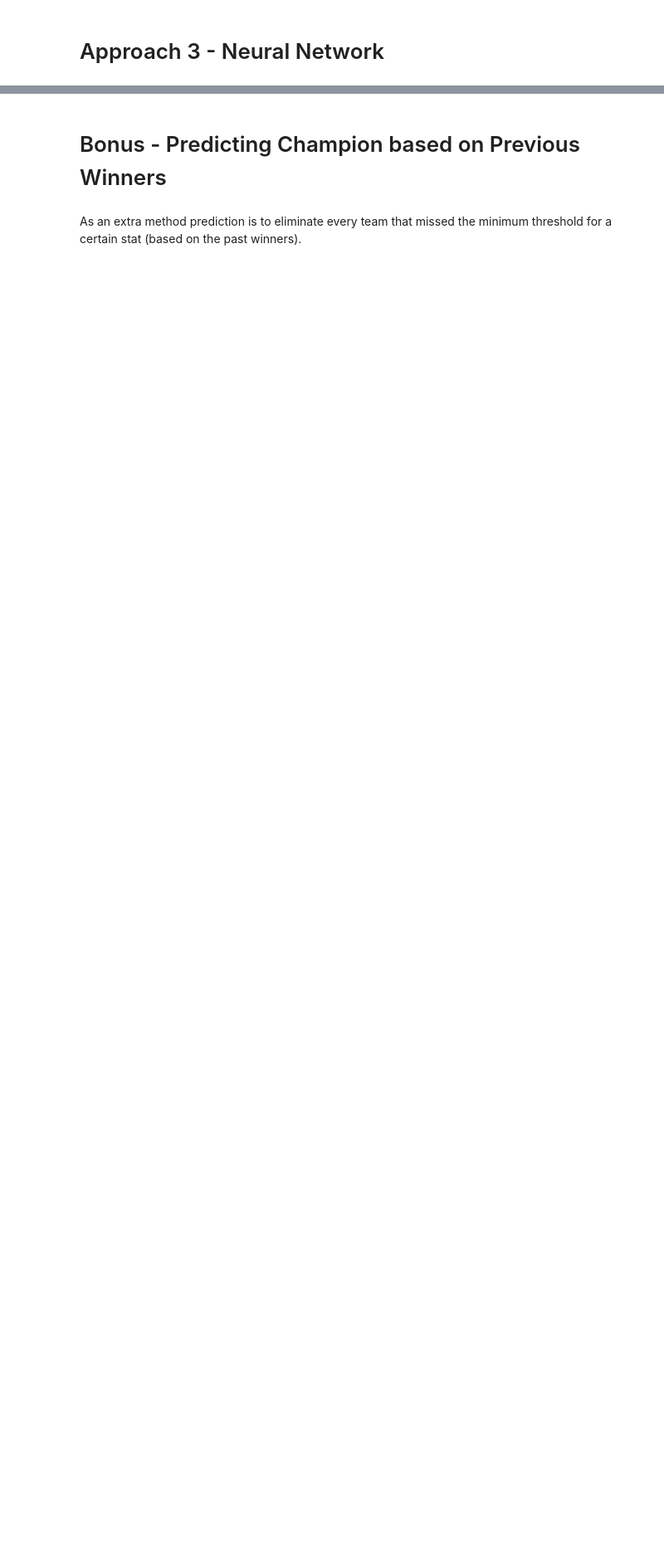
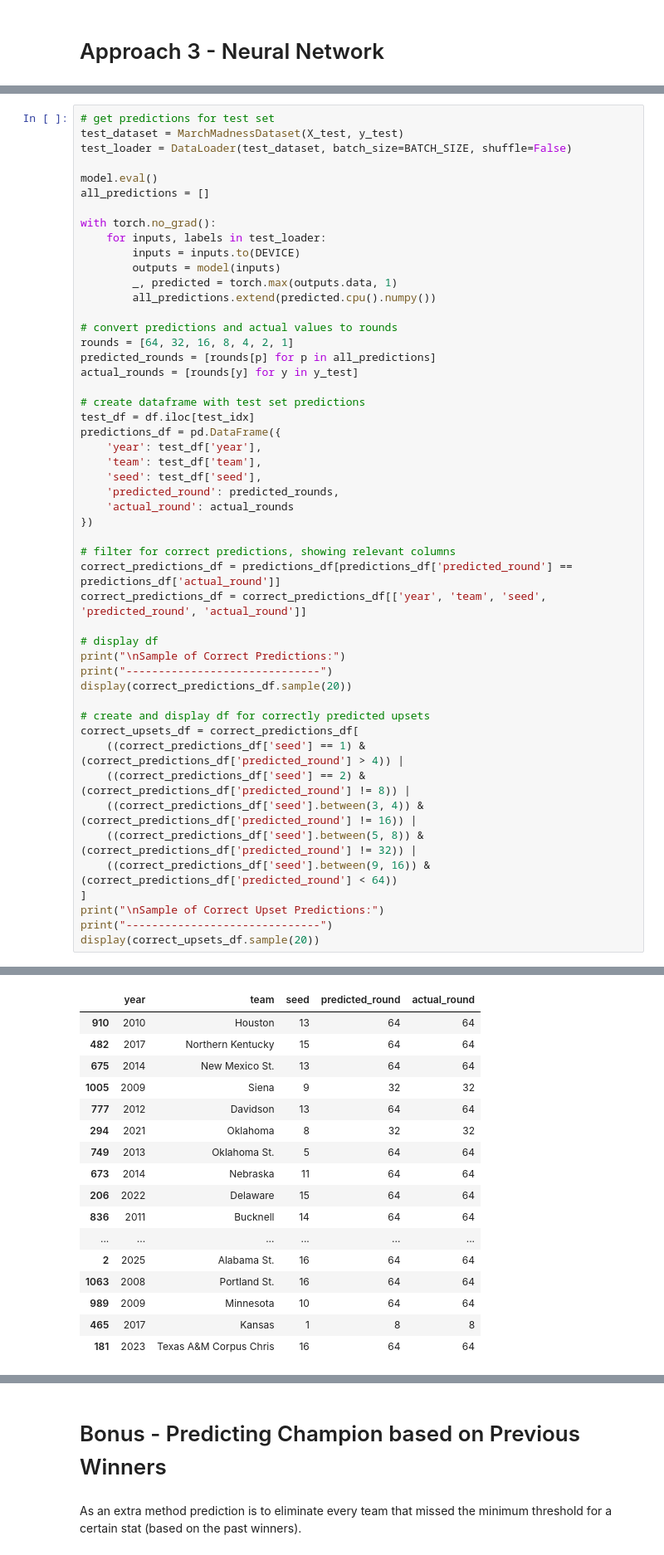
Before and after one commit to baywigg/DS3001Group, a Jupyter notebook: results.ipynb, the cells around one changed output, grey strips where cells are left out. Shown at 83% size. Drawn from its saved outputs; the diff is of its cells as text; blank space fills up the shorter version.

```diff
--- a/results.ipynb
+++ b/results.ipynb
@@ -566,0 +811,51 @@ In this approach, a Random Forest classifier was trained using class balancing t
+# %%
+# get predictions for test set
+test_dataset = MarchMadnessDataset(X_test, y_test)
+test_loader = DataLoader(test_dataset, batch_size=BATCH_SIZE, shuffle=False)
+
+model.eval()
+all_predictions = []
+
+with torch.no_grad():
+    for inputs, labels in test_loader:
+        inputs = inputs.to(DEVICE)
+        outputs = model(inputs)
+        _, predicted = torch.max(outputs.data, 1)
+        all_predictions.extend(predicted.cpu().numpy())
+
+# convert predictions and actual values to rounds
+rounds = [64, 32, 16, 8, 4, 2, 1]
+predicted_rounds = [rounds[p] for p in all_predictions]
+actual_rounds = [rounds[y] for y in y_test]
+
+# create dataframe with test set predictions
+test_df = df.iloc[test_idx]
+predictions_df = pd.DataFrame({
+    'year': test_df['year'],
+    'team': test_df['team'],
+    'seed': test_df['seed'],
+    'predicted_round': predicted_rounds,
+    'actual_round': actual_rounds
+})
+
+# filter for correct predictions, showing relevant columns
+correct_predictions_df = predictions_df[predictions_df['predicted_round'] == predictions_df['actual_round']]
+correct_predictions_df = correct_predictions_df[['year', 'team', 'seed', 'predicted_round', 'actual_round']]
+
+# display df
+print("\nSample of Correct Predictions:")
+print("------------------------------")
+display(correct_predictions_df.sample(20))
+
+# create and display df for correctly predicted upsets
+correct_upsets_df = correct_predictions_df[
+    ((correct_predictions_df['seed'] == 1) & (correct_predictions_df['predicted_round'] > 4)) |
+    ((correct_predictions_df['seed'] == 2) & (correct_predictions_df['predicted_round'] != 8)) |
+    ((correct_predictions_df['seed'].between(3, 4)) & (correct_predictions_df['predicted_round'] != 16)) |
+    ((correct_predictions_df['seed'].between(5, 8)) & (correct_predictions_df['predicted_round'] != 32)) |
+    ((correct_predictions_df['seed'].between(9, 16)) & (correct_predictions_df['predicted_round'] < 64))
+]
+print("\nSample of Correct Upset Predictions:")
+print("------------------------------")
+display(correct_upsets_df.sample(20))
+# %% [output]
@@ -566,0 +864,17 @@ In this approach, a Random Forest classifier was trained using class balancing t
+|  | year | team | seed | predicted_round | actual_round |
+| 910 | 2010 | Houston | 13 | 64 | 64 |
+| 482 | 2017 | Northern Kentucky | 15 | 64 | 64 |
+| 675 | 2014 | New Mexico St. | 13 | 64 | 64 |
+| 1005 | 2009 | Siena | 9 | 32 | 32 |
+| 777 | 2012 | Davidson | 13 | 64 | 64 |
+| 294 | 2021 | Oklahoma | 8 | 32 | 32 |
+| 749 | 2013 | Oklahoma St. | 5 | 64 | 64 |
+| 673 | 2014 | Nebraska | 11 | 64 | 64 |
+| 206 | 2022 | Delaware | 15 | 64 | 64 |
+| 836 | 2011 | Bucknell | 14 | 64 | 64 |
+| ... | ... | ... | ... | ... | ... |
+| 2 | 2025 | Alabama St. | 16 | 64 | 64 |
+| 1063 | 2008 | Portland St. | 16 | 64 | 64 |
+| 989 | 2009 | Minnesota | 10 | 64 | 64 |
+| 465 | 2017 | Kansas | 1 | 8 | 8 |
+| 181 | 2023 | Texas A&M Corpus Chris | 16 | 64 | 64 |
```
Also changed, not shown: parts of 8 cells of this notebook.
